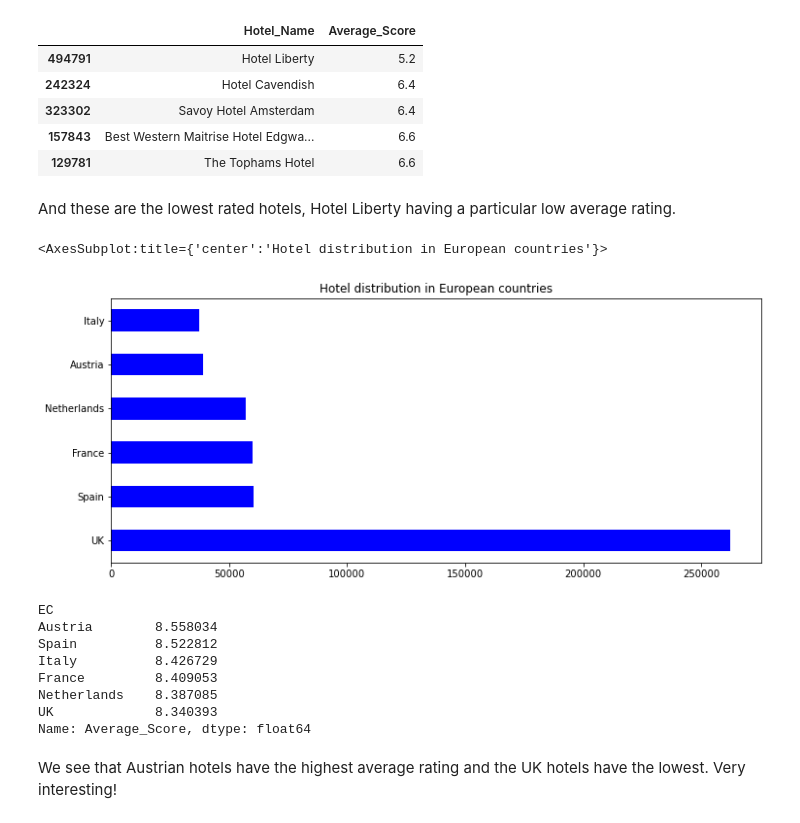
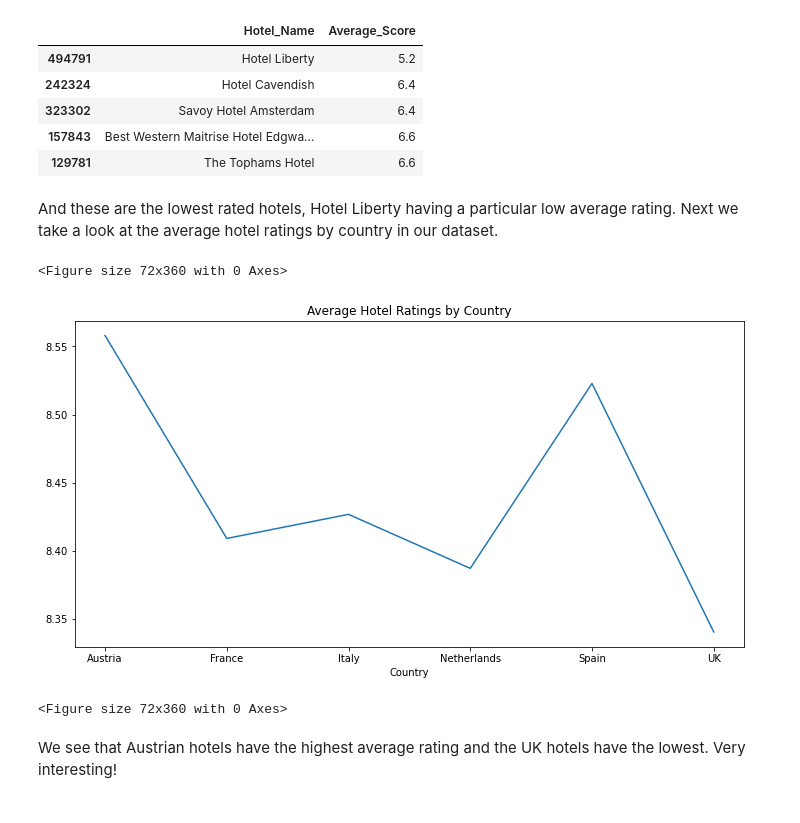
Before and after one commit to MrBernoulli/Hotel-Review-Sentiment-Analysis, a Jupyter notebook: Sentiment_Analysis.ipynb, the cells around one changed output. Cells and saved outputs as stored; diff of their text form; code cells hidden in the pictures.

```diff
--- a/Sentiment_Analysis.ipynb
+++ b/Sentiment_Analysis.ipynb
@@ -125,29 +125,21 @@ df_ratings.sort_values(by='Average_Score')[:5]
 | 157843 | Best Western Maitrise Hotel Edgwa... | 6.6 |
 | 129781 | The Tophams Hotel | 6.6 |
 # %% [markdown]
-And these are the lowest rated hotels, Hotel Liberty having a particular low average rating.
+And these are the lowest rated hotels, Hotel Liberty having a particular low average rating. Next we take a look at the average hotel ratings by country in our dataset.
-# %%
-# We check out the distribution of hotels in the European countries
-df.Hotel_Address = df.Hotel_Address.str.replace('United Kingdom','UK') # Replacing 'united kingdom' with 'UK' for easy use
-df['EC'] = df.Hotel_Address.apply(lambda x: x.split(' ')[-1]) # Splitting the hotel address and picking out the last string which would be the countries
-#Plotting with matplotlib
-plt.figure(figsize = (12,5))
-plt.title('Hotel distribution in European countries')
-df.EC.value_counts().plot.barh(color = 'blue')
-# %% [output]
-<AxesSubplot:title={'center':'Hotel distribution in European countries'}>
-[figure, removed]
-# %%
-df.groupby(['EC']).mean()["Average_Score"].sort_values(ascending=False)
-# %% [output]
-EC
-Austria        8.558034
-Spain          8.522812
-Italy          8.426729
-France         8.409053
-Netherlands    8.387085
-UK             8.340393
-Name: Average_Score, dtype: float64
+# %%
+# extracting the country name from the address
+# replace 'United Kingdom' with 'UK' first
+df.Hotel_Address = df.Hotel_Address.str.replace('United Kingdom','UK')
+df['Country'] = df.Hotel_Address.apply(lambda x: x.split(' ')[-1])
+# plotting the average hotel ratings by country
+plt.figure(figsize = (12,6))
+df.groupby(['Country']).mean()["Average_Score"].plot()
+plt.title("Average Hotel Ratings by Country")
+plt.figure(figsize = (1,5))
+# %% [output]
+<Figure size 72x360 with 0 Axes>
+[figure, added]
+<Figure size 72x360 with 0 Axes>
 # %% [markdown]
 We see that Austrian hotels have the highest average rating and the UK hotels have the lowest. Very interesting!
 # %% [markdown]
```
Also changed, not shown: parts of 44 cells of this notebook.
